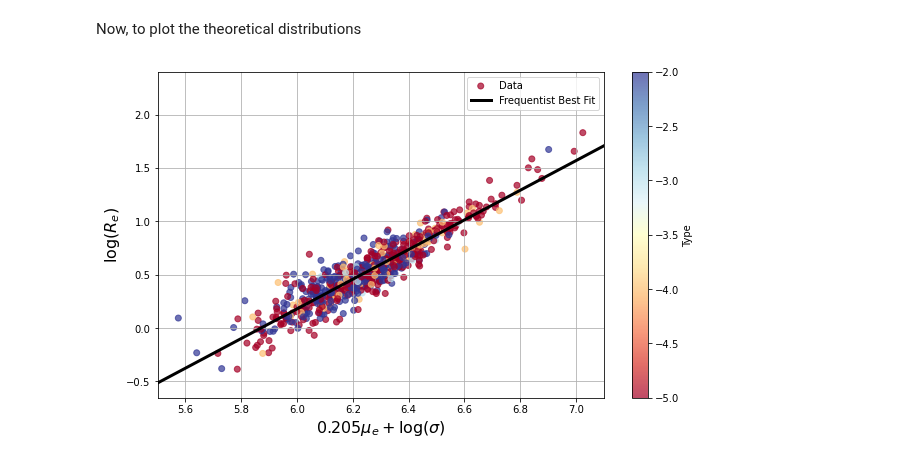
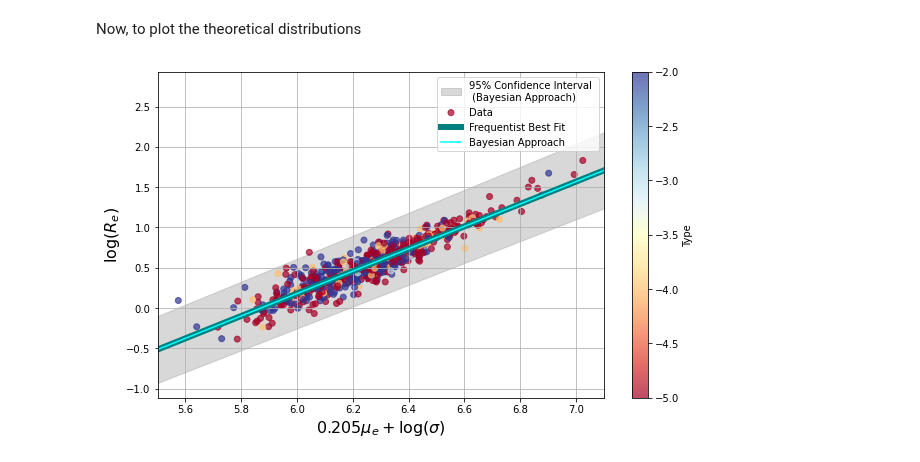
Before and after one commit to tylerbarna/AST5731-lab, a Jupyter notebook: Activity 07/Activity 07 -- Tyler Barna.ipynb, the cells around one changed output. Saved outputs shown, nothing was run; the diff lists cells and outputs as text; code cells hidden in the pictures.

```diff
--- a/Activity 07/Activity 07 -- Tyler Barna.ipynb
+++ b/Activity 07/Activity 07 -- Tyler Barna.ipynb
@@ -211,28 +211,34 @@ Now, to plot the theoretical distributions
 # %%
 ## plotting
 fig, ax = plt.subplots(figsize=(10, 6),facecolor='white')
 ax.set_xlim(5.5,7.1)
 ax.grid()
 ax.set_xlabel(r'$0.205 \mu_e + \log(\sigma)$',fontsize=16)
 ax.set_ylabel(r'$\log(R_e)$',fontsize=16)
+
+y05 = np.percentile(betarray[:,0],5) + np.percentile(betarray[:,1],5)*xx
+y95 = np.percentile(betarray[:,0],95) + np.percentile(betarray[:,1],95)*xx
+ymean = np.mean(betarray[:,0]) + np.mean(betarray[:,1])*xx
+
+ax.fill_between(xx, y05, y95,
+                color='grey', alpha=0.3,
+                label='95% Confidence Interval \n (Bayesian Approach)')
 
 cm = plt.cm.get_cmap('RdYlBu') ## color map
 scat = ax.scatter(x, y, c=df['Type'],
                   alpha=0.7,cmap=cm,
                   label='Data')
 cbat = plt.colorbar(scat)
 cbat.set_label(r'Type')
 
 logSigma = np.linspace(5.5,7.5,x.shape[0])
 ax.plot(xx, yy,
-        lw=3,color='black',
+        lw=6,color='teal', alpha=1,
         label='Frequentist Best Fit')
-
-
-y05 = np.percentile(betarray[:,0],5) + np.percentile(betarray[:,1],5)*xx
-y95 = np.percentile(betarray[:,0],95) + np.percentile(betarray[:,1],95)*xx
-
+ax.plot(xx, ymean,
+        color='aqua',alpha=1,
+        label='Bayesian Approach')
 
 ax.legend();
 # %% [output]
-[figure, old version]
+[figure, new version]
```
Also changed, not shown: parts of 1 cell of this notebook.
